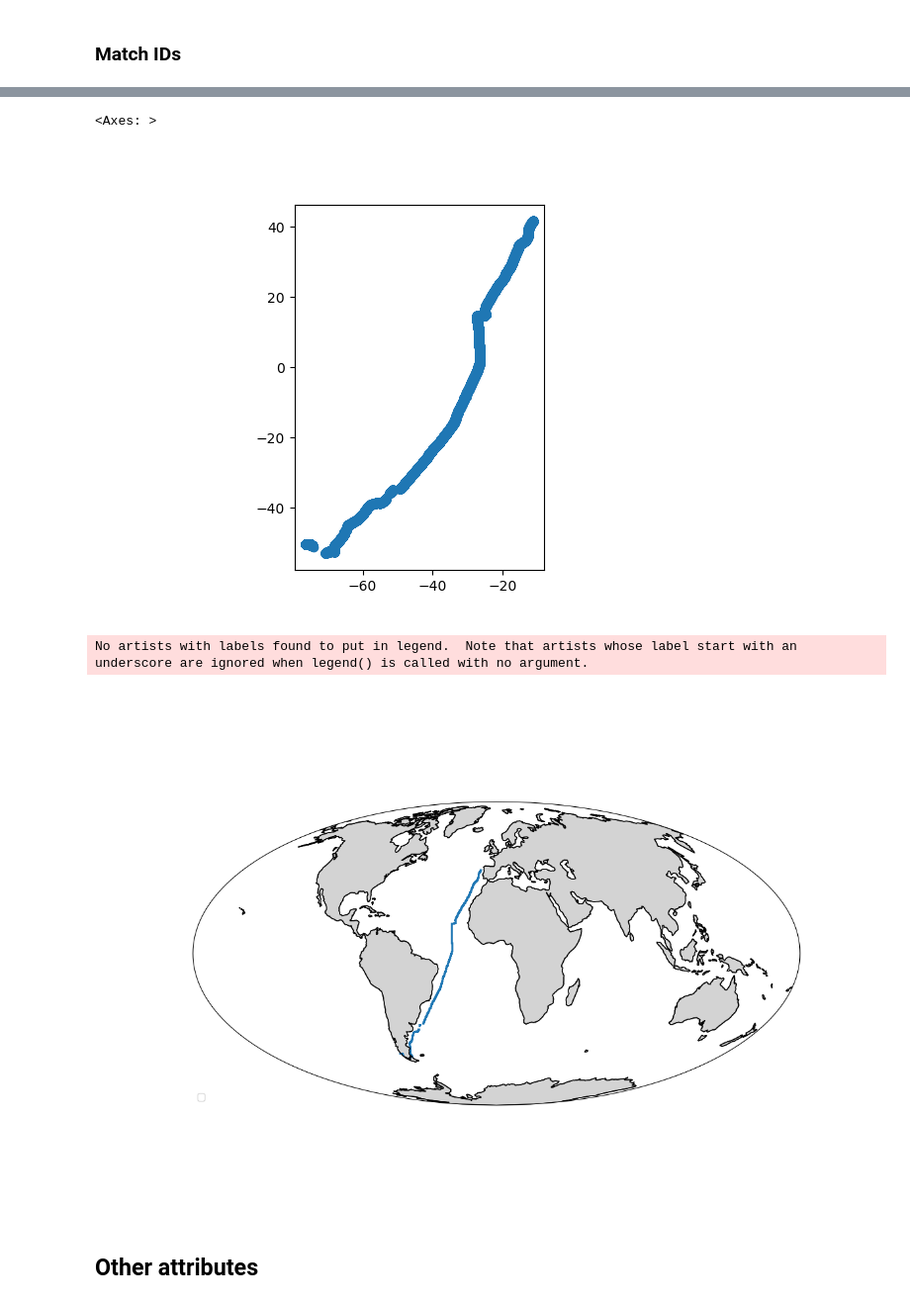
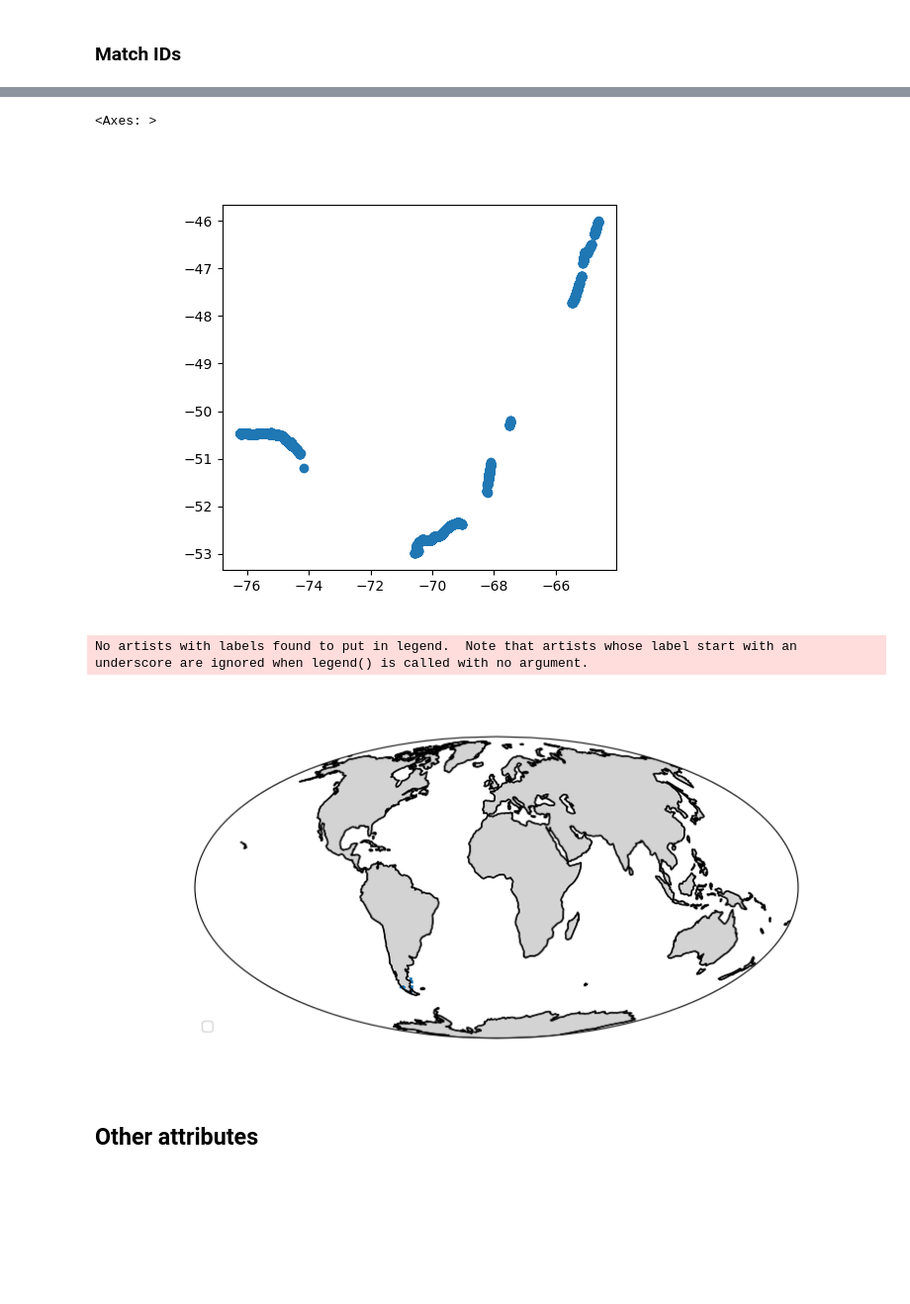
Before and after one commit to AI-for-Ocean-Science/cnmf, a Jupyter notebook: papers/I/Analysis/TaraGeo.ipynb, the cells around one changed output, grey strips where cells are left out. Shown: that part at 99% size. Drawn from its saved outputs; the diff is of its cells as text; code cells hidden in the pictures; blank space fills up the shorter version.

Commit message:
high

```diff
--- a/papers/I/Analysis/TaraGeo.ipynb
+++ b/papers/I/Analysis/TaraGeo.ipynb
@@ -69,3 +59,7 @@ Name: UID, Length: 312304, dtype: int64
+# %%
+mid = cat_utils.match_ids(d_tara['UID'], df_tara.UID.values)
+# %%
+df_tara = df_tara.iloc[mid,:]
 # %% [markdown]
 # Examine high $a_1$
 # %% [markdown]
@@ -107,6 +85,6 @@ df_tfit[high]
 # %% [markdown]
 ### Match IDs
 # %%
-mid = cat_utils.match_ids(df_tfit.UID.values, df_tara.UID.values)
+hid = cat_utils.match_ids(df_tfit.UID.values[high], df_tara.UID.values)
 # %%
-high_tara = geopandas.GeoDataFrame(df_tara.iloc[mid])
+high_tara = geopandas.GeoDataFrame(df_tara.iloc[hid])
@@ -130,34 +92,34 @@ Name: geometry, Length: 40000, dtype: geometry
 high_tara.plot()
 # %% [output]
 <Axes: >
-[figure, old version]
+[figure, new version]
 # %%
-fig = plt.figure(figsize=(12,8))
+fig = plt.figure(figsize=(8,4))
 plt.clf()
 
 ax = plt.subplot(projection=tformM)
 
 img = plt.scatter(x=high_tara.lon,
         y=high_tara.lat,
         #c=hp_plot[good],
         #cmap=cm,
         #vmin=0.,
         #vmax=vmax,
         s=1,
         transform=tformP)
                      #label=cruise)
 
 # Coast lines
 ax.coastlines(zorder=10)
 ax.add_feature(cartopy.feature.LAND,
     facecolor='lightgray', edgecolor='black')
 ax.set_global()
 ax.legend(loc='lower left')
 
 plt.show()
 # %% [output]
 No artists with labels found to put in legend.  Note that artists whose label start with an underscore are ignored when legend() is called with no argument.
-[figure, old version]
+[figure, new version]
 # %% [markdown]
 ## Other attributes
 # %%
```
Also changed, not shown: parts of 8 cells of this notebook, 2 other files.
